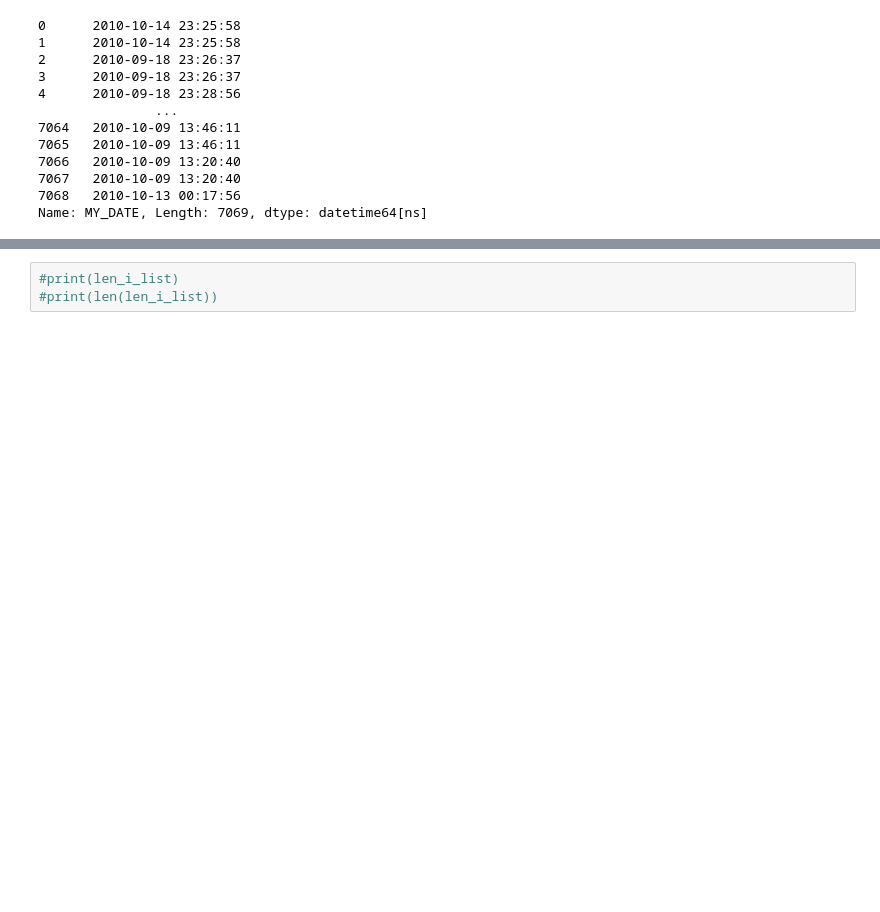
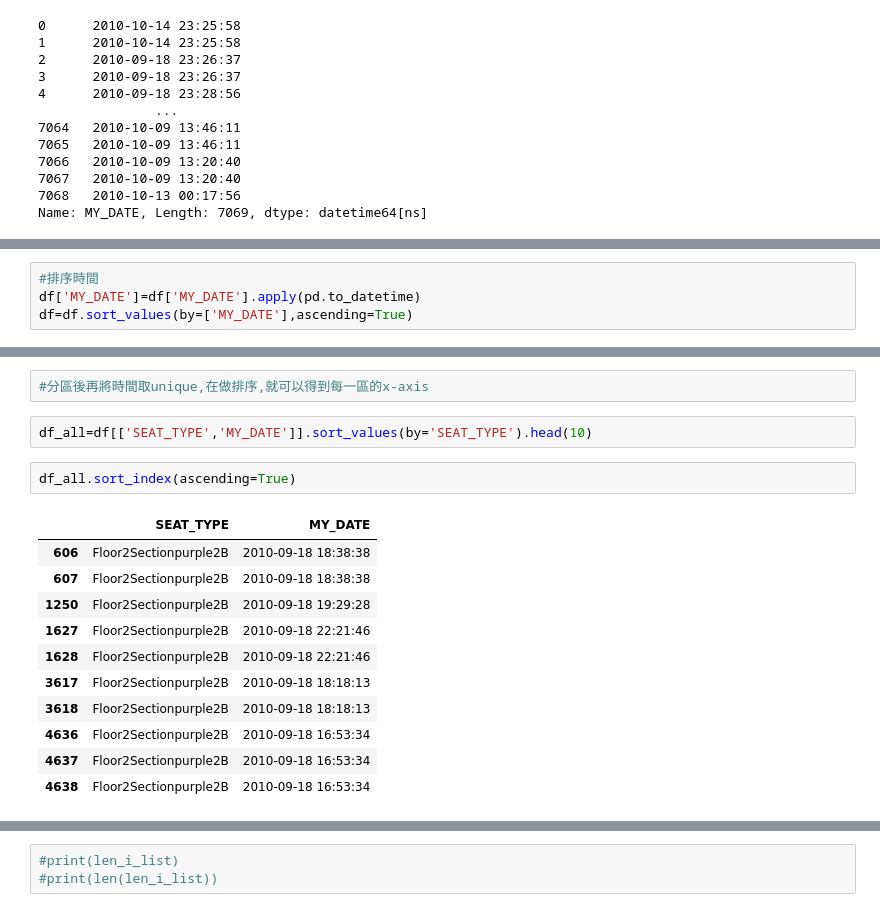
Before and after one commit to tengtengsnake/DS_info, a Jupyter notebook: final-graph-task2.ipynb, the cells around one changed output, grey strips where cells are left out. Saved outputs shown, nothing was run; the diff lists cells and outputs as text; blank space fills up the shorter version.

```diff
--- a/final-graph-task2.ipynb
+++ b/final-graph-task2.ipynb
@@ -79,0 +77,4 @@ df.head(2)
+# %%
+#排序時間
+df['MY_DATE']=df['MY_DATE'].apply(pd.to_datetime)
+df=df.sort_values(by=['MY_DATE'],ascending=True)
@@ -79,0 +105,18 @@ df.head(2)
+# %%
+#分區後再將時間取unique,在做排序,就可以得到每一區的x-axis
+# %%
+df_all=df[['SEAT_TYPE','MY_DATE']].sort_values(by='SEAT_TYPE').head(10)
+# %%
+df_all.sort_index(ascending=True)
+# %% [output]
+|  | SEAT_TYPE | MY_DATE |
+| 606 | Floor2Sectionpurple2B | 2010-09-18 18:38:38 |
+| 607 | Floor2Sectionpurple2B | 2010-09-18 18:38:38 |
+| 1250 | Floor2Sectionpurple2B | 2010-09-18 19:29:28 |
+| 1627 | Floor2Sectionpurple2B | 2010-09-18 22:21:46 |
+| 1628 | Floor2Sectionpurple2B | 2010-09-18 22:21:46 |
+| 3617 | Floor2Sectionpurple2B | 2010-09-18 18:18:13 |
+| 3618 | Floor2Sectionpurple2B | 2010-09-18 18:18:13 |
+| 4636 | Floor2Sectionpurple2B | 2010-09-18 16:53:34 |
+| 4637 | Floor2Sectionpurple2B | 2010-09-18 16:53:34 |
+| 4638 | Floor2Sectionpurple2B | 2010-09-18 16:53:34 |
```
Also changed, not shown: parts of 16 cells of this notebook.
